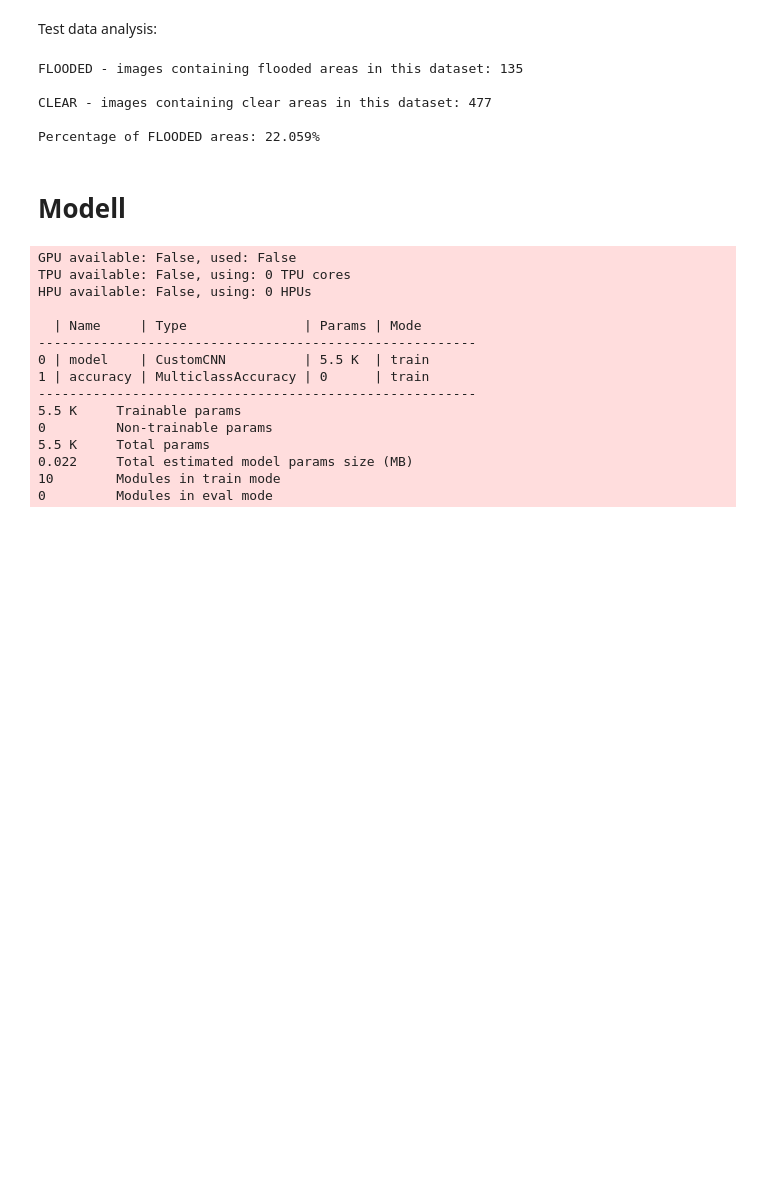
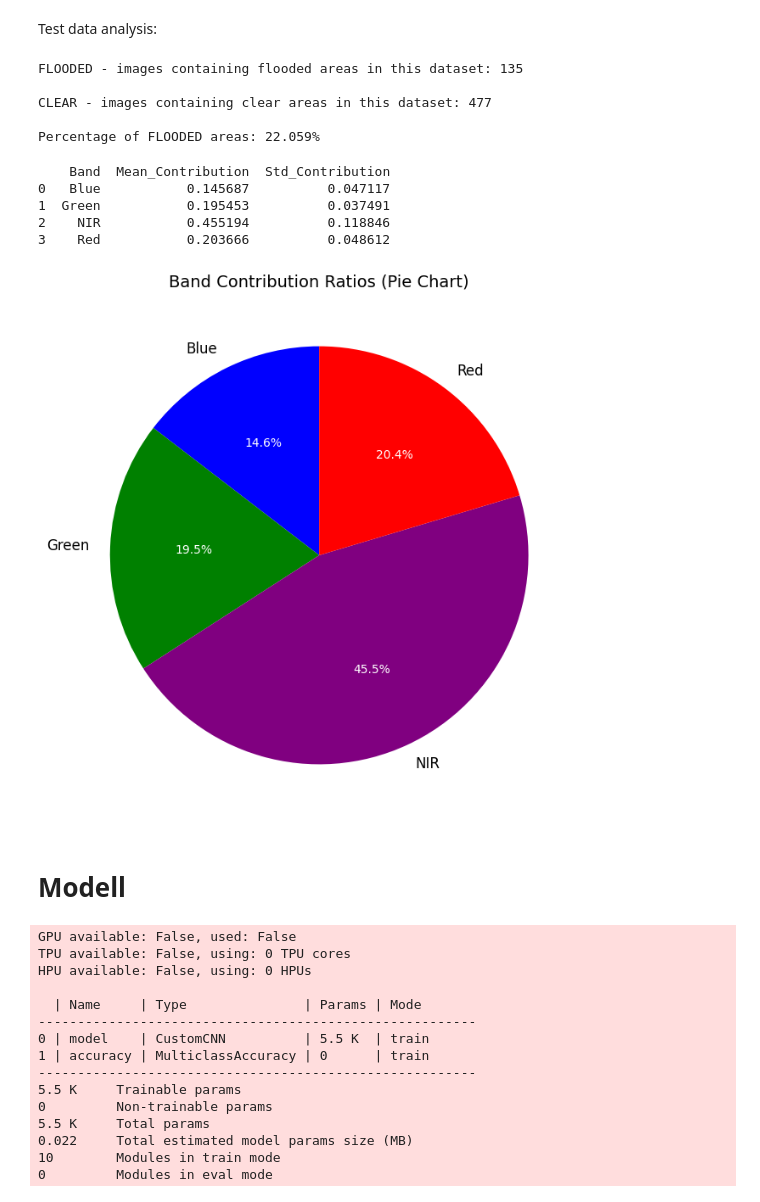
Before and after one commit to TGPZTT/magellan_dev, a Jupyter notebook: Magellan_modolt.ipynb, the cells around one changed output. Cells and saved outputs as stored; diff of their text form; code cells hidden in the pictures; blank space fills up the shorter version.

```diff
--- a/Magellan_modolt.ipynb
+++ b/Magellan_modolt.ipynb
@@ -367,4 +371,6 @@ print(y_test.shape)
 <h2>Data Analysis</h2>
 # %% [markdown]
 This function prints information on the distribution of FLOODED and CLEAR data:
+# %%
+band_names = ["Blue", "Green", "Red", "NIR"]
 # %%
@@ -378,3 +457,26 @@ def analyseLabels(labels):
+# %%
+def visualize_contribution_pie_chart(aggregated_df):
+
+    bands = aggregated_df["Band"]
+    contributions = aggregated_df["Mean_Contribution"]
+
+    plt.figure(figsize=(8, 8))
+    wedges, texts, autotexts = plt.pie(
+        contributions,
+        labels=bands,
+        autopct=lambda p: f"{p:.1f}%",
+        startangle=90,
+        colors=['blue', 'green', 'purple', 'red'],
+        textprops={'fontsize': 12}
+    )
+
+    plt.title("Band Contribution Ratios (Pie Chart)", fontsize=14)
+
+    for autotext in autotexts:
+        autotext.set_color('white')
+        autotext.set_fontsize(10)
+
+    plt.show()
 # %% [markdown]
 Training data analysis:
 # %%
@@ -395,6 +497,22 @@ FLOODED - images containing flooded areas in this dataset: 135
 CLEAR - images containing clear areas in this dataset: 477
 
 Percentage of FLOODED areas: 22.059%
+# %%
+results = analyze_bands_in_folders(folderList)
+
+aggregated_results = aggregate_contribution_results(results)
+
+print(aggregated_results)
+# %% [output]
+    Band  Mean_Contribution  Std_Contribution
+0   Blue           0.145687          0.047117
+1  Green           0.195453          0.037491
+2    NIR           0.455194          0.118846
+3    Red           0.203666          0.048612
+# %%
+visualize_contribution_pie_chart(aggregated_results)
+# %% [output]
+[figure, added]
 # %% [markdown]
 # Modell
 # %%
```
Also changed, not shown: parts of 15 cells of this notebook.
